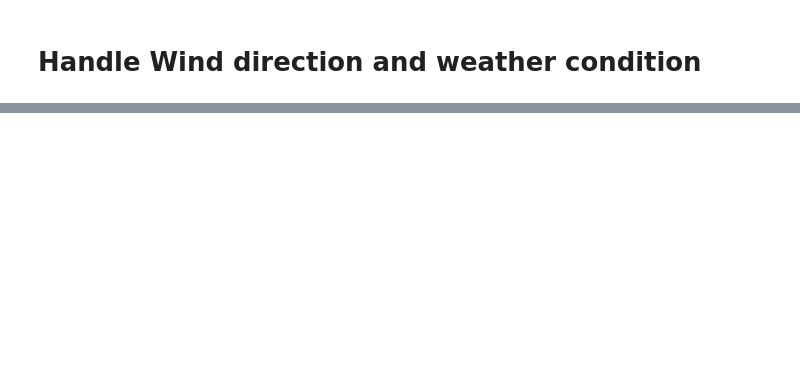
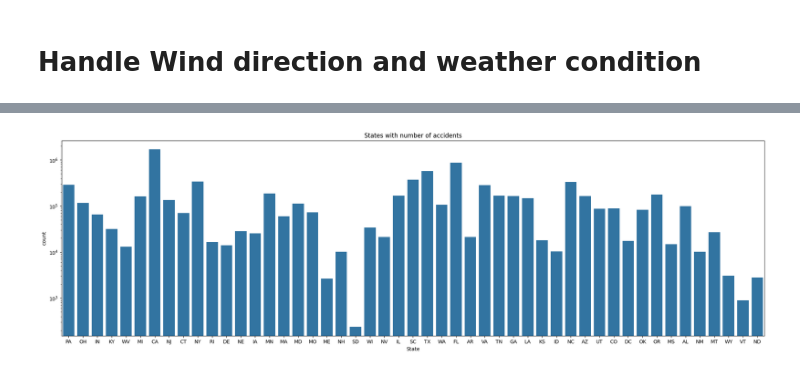
Before and after one commit to yungen-lu/ai_course_project, a Jupyter notebook: us-accident-ai-class.ipynb, the cells around one changed output, grey strips where cells are left out. Saved outputs shown, nothing was run; the diff lists cells and outputs as text; code cells hidden in the pictures; blank space fills up the shorter version.

Commit message:
feat: add some visualization

```diff
--- a/us-accident-ai-class.ipynb
+++ b/us-accident-ai-class.ipynb
@@ -276,0 +296,2 @@ ori_data = pd.read_csv('./data/v2.csv')
+# %%
+ori_data = pd.read_csv('./data/v2.csv')
@@ -276,0 +308,8 @@ ori_data = pd.read_csv('./data/v2.csv')
+# %%
+plt.figure(figsize=(25,7))
+sns.countplot(x="State",data=ori_data)
+plt.yscale("log")
+plt.title("States with number of accidents")
+plt.show()
+# %% [output]
+[figure, added]
```
Also changed, not shown: parts of 26 cells of this notebook.
